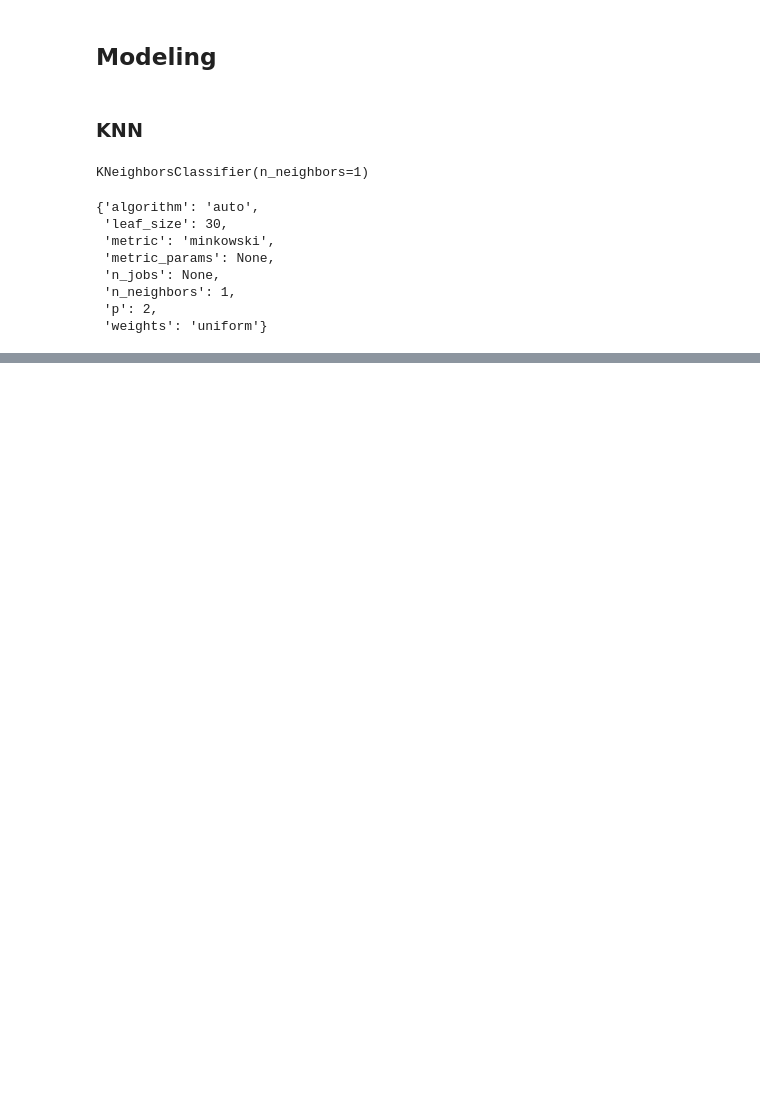
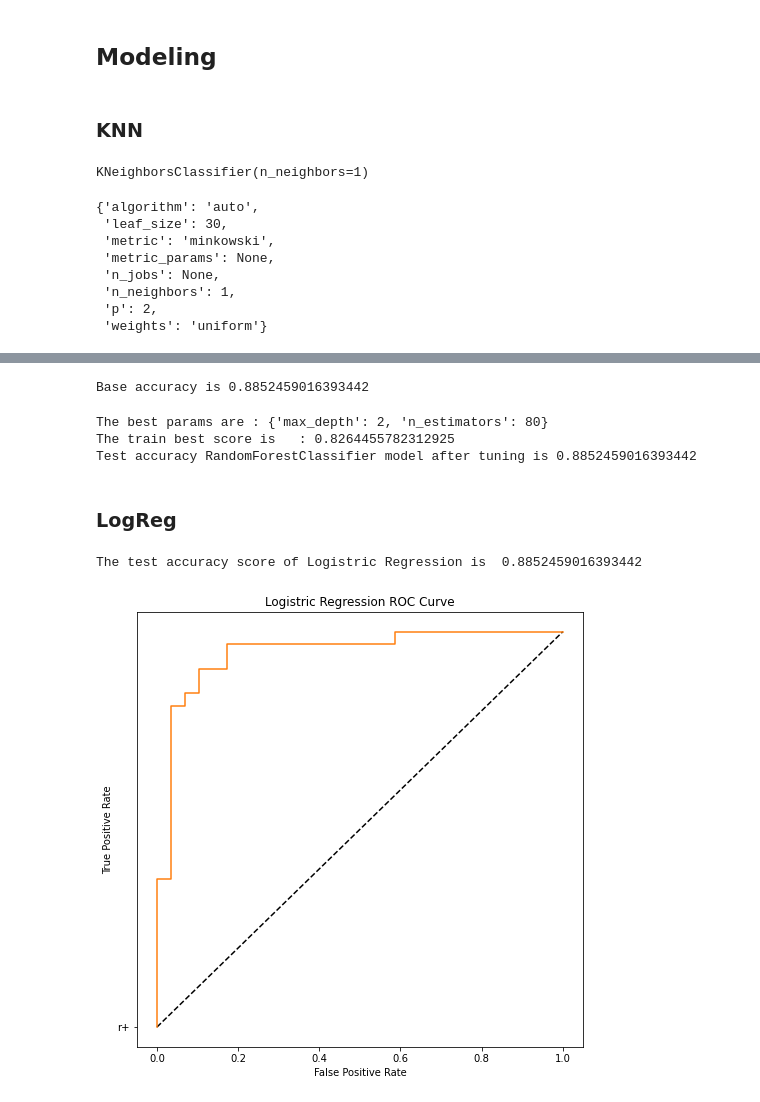
Before and after one commit to anyvol/DS, a Jupyter notebook: HW1 Heart failure.ipynb, the cells around one changed output, grey strips where cells are left out. Saved outputs shown, nothing was run; the diff lists cells and outputs as text; code cells hidden in the pictures; blank space fills up the shorter version.

Commit message:
classic models implemented

```diff
--- a/HW1 Heart failure.ipynb
+++ b/HW1 Heart failure.ipynb
@@ -345,7 +344,7 @@ X.head()
 # %% [markdown]
 ### Splitting train, test
 # %%
-X_train, X_test, y_train, y_test = train_test_split(X, y, test_size=0.3,random_state=42)
+X_train, X_test, y_train, y_test = train_test_split(X, y, test_size=0.2,random_state=42)
 
 print('X_train shape',X_train.shape)
 print('X_test shape',X_test.shape)
@@ -392,7 +391,7 @@ KNN (n=1) accuracy is 0.7692307692307693
 neigh = KNeighborsClassifier(n_neighbors=1,n_jobs=-1)
 
 #param def
-params = {'n_neighbors': np.arange(1,50,20)}
+params = {'n_neighbors': np.arange(1,50,40)}
 
 #init GridSearchCV
 searcher = GridSearchCV(neigh,params)
@@ -415,0 +432,5 @@ Test accuracy Knn model after tuning is 0.8681318681318682
+# %%
+#init
+clf = RandomForestClassifier(max_depth=2, random_state=42)
+#fit
+clf.fit(X_train, y_train)
@@ -415,0 +460,34 @@ Test accuracy Knn model after tuning is 0.8681318681318682
+# %%
+y_pred = clf.predict(X_test)
+
+print('Base accuracy is',accuracy_score(y_test,y_pred))
+# %% [output]
+Base accuracy is 0.8852459016393442
+# %%
+#Hyperparameter tuning
+
+#init
+clf = RandomForestClassifier(max_depth=2, random_state=42,n_jobs=-1)
+
+#param def
+params = {'max_depth': np.arange(2,10,20),'n_estimators': np.arange(50,200,30)}
+
+#init GridSearchCV
+searcher = GridSearchCV(clf,params)
+
+#searcher fit
+searcher.fit(X_train,y_train)
+
+# the scores
+print("The best params are :", searcher.best_params_)
+print("The train best score is   :", searcher.best_score_)
+
+# predict
+y_pred = searcher.predict(X_test)
+
+#accuracy
+print('Test accuracy RandomForestClassifier model after tuning is',accuracy_score(y_test,y_pred))
+# %% [output]
+The best params are : {'max_depth': 2, 'n_estimators': 80}
+The train best score is   : 0.8264455782312925
+Test accuracy RandomForestClassifier model after tuning is 0.8852459016393442
@@ -415,0 +496,36 @@ Test accuracy Knn model after tuning is 0.8681318681318682
+# %% [markdown]
+### LogReg
+# %%
+# instantiating the object
+logreg = LogisticRegression()
+
+# fitting the object
+logreg.fit(X_train, y_train)
+
+# calculating the probabilities
+y_pred_proba = logreg.predict_proba(X_test)
+
+# finding the predicted valued
+y_pred = np.argmax(y_pred_proba,axis=1)
+
+# printing the test accuracy
+print("The test accuracy score of Logistric Regression is ", accuracy_score(y_test, y_pred))
+# %% [output]
+The test accuracy score of Logistric Regression is  0.8852459016393442
+# %%
+# calculating the probabilities
+y_pred_prob = logreg.predict_proba(X_test)[:,1]
+
+# instantiating the roc_cruve
+fpr,tpr,threshols=roc_curve(y_test,y_pred_prob)
+
+# plotting the curve
+plt.figure(figsize=(8,8))
+plt.plot([0,1],[0,1],"k--",'r+')
+plt.plot(fpr,tpr,label='Logistic Regression')
+plt.xlabel("False Positive Rate")
+plt.ylabel("True Positive Rate")
+plt.title("Logistric Regression ROC Curve")
+plt.show()
+# %% [output]
+[figure, added]
```
Also changed, not shown: parts of 17 cells of this notebook.
